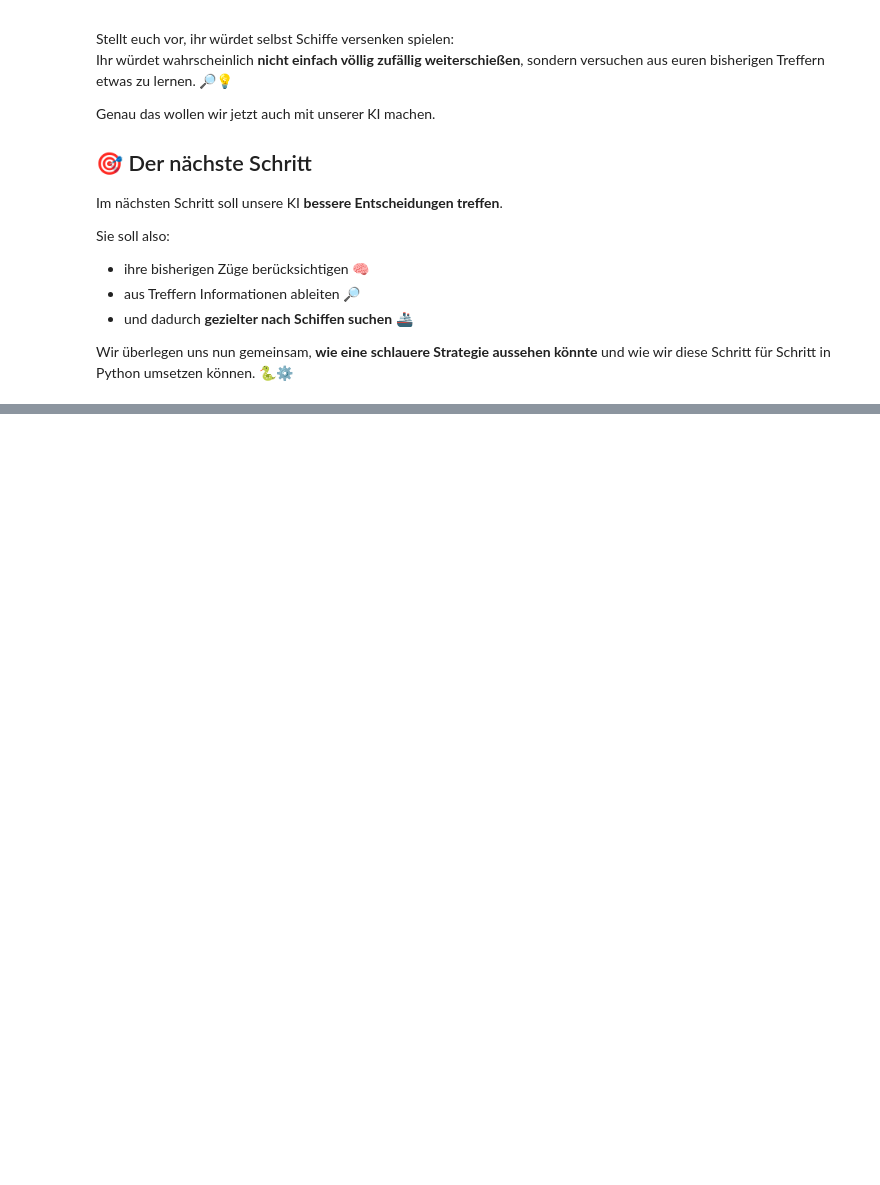
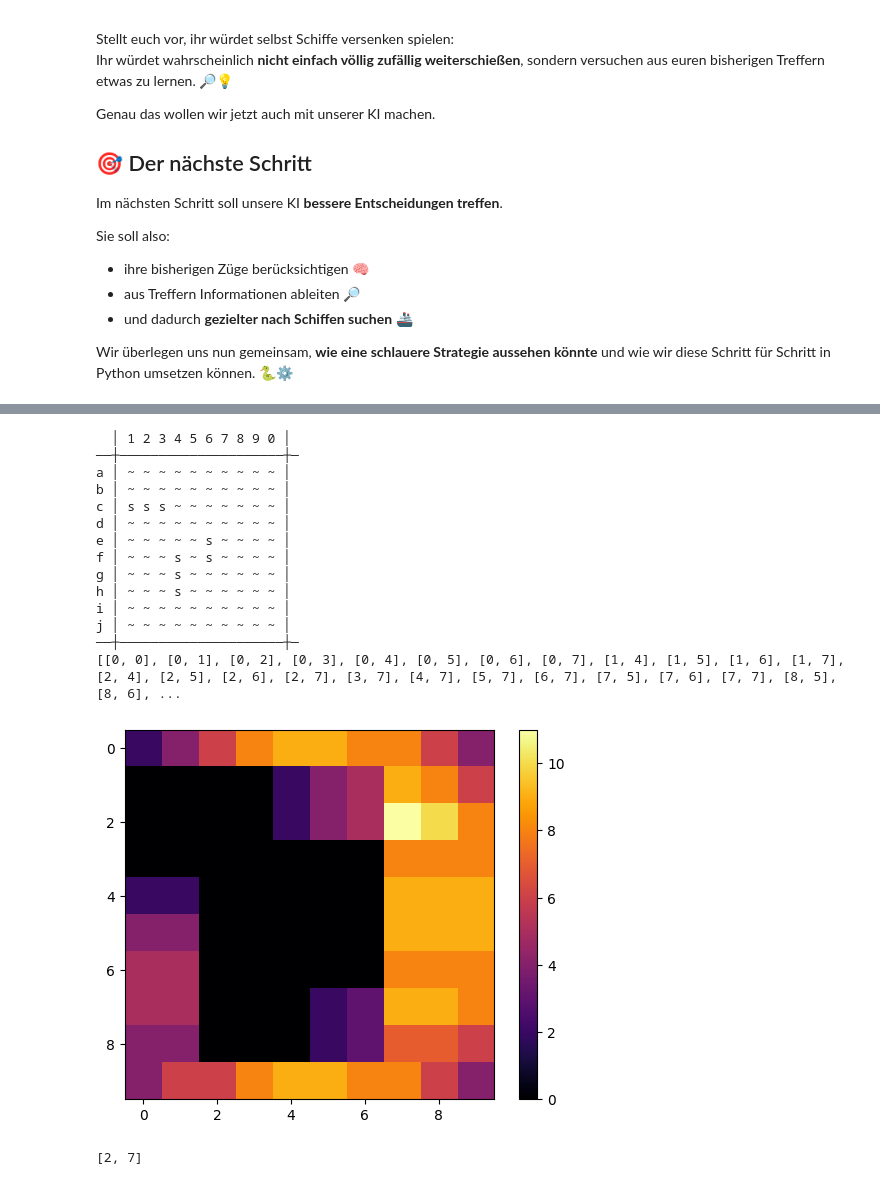
Before and after one commit to ollihansen90/Mathe-SH, a Jupyter notebook: Schiffeversenken_Termin8.ipynb, the cells around one changed output, grey strips where cells are left out. Drawn from its saved outputs; the diff is of its cells as text; code cells hidden in the pictures; blank space fills up the shorter version.

```diff
--- a/Schiffeversenken_Termin8.ipynb
+++ b/Schiffeversenken_Termin8.ipynb
@@ -398,0 +405,56 @@ auswertung(1000)
+# %%
+def likelihood(feld, pos, dir, l):
+    for i in range(l):
+        if dir==0:
+            feld[pos[0]][pos[1]+i] += 1
+        else:
+            feld[pos[0]+i][pos[1]] += 1
+    return feld
+
+random.seed(0)
+spielfeld = generiere_spielfeld([3,3,2])
+male_feld(spielfeld)
+print(erlaubt(spielfeld, 0, 3))
+
+heatmap = reset_spielfeld()
+
+for schifflaenge in [5,4]:
+    for pos in erlaubt(spielfeld, 0, schifflaenge):
+        heatmap = likelihood(heatmap, pos, 0, schifflaenge)
+    for pos in erlaubt(spielfeld, 1, schifflaenge):
+        heatmap = likelihood(heatmap, pos, 1, schifflaenge)
+
+plt.figure()
+plt.imshow(hilfsfeld, cmap="inferno")
+plt.colorbar()
+plt.show()
+# %% [output]
+  │ 1 2 3 4 5 6 7 8 9 0 │
+──┼─────────────────────┼─
+a │ ~ ~ ~ ~ ~ ~ ~ ~ ~ ~ │
+b │ ~ ~ ~ ~ ~ ~ ~ ~ ~ ~ │
+c │ s s s ~ ~ ~ ~ ~ ~ ~ │
+d │ ~ ~ ~ ~ ~ ~ ~ ~ ~ ~ │
+e │ ~ ~ ~ ~ ~ s ~ ~ ~ ~ │
+f │ ~ ~ ~ s ~ s ~ ~ ~ ~ │
+g │ ~ ~ ~ s ~ ~ ~ ~ ~ ~ │
+h │ ~ ~ ~ s ~ ~ ~ ~ ~ ~ │
+i │ ~ ~ ~ ~ ~ ~ ~ ~ ~ ~ │
+j │ ~ ~ ~ ~ ~ ~ ~ ~ ~ ~ │
+──┼─────────────────────┼─
+[[0, 0], [0, 1], [0, 2], [0, 3], [0, 4], [0, 5], [0, 6], [0, 7], [1, 4], [1, 5], [1, 6], [1, 7], [2, 4], [2, 5], [2, 6], [2, 7], [3, 7], [4, 7], [5, 7], [6, 7], [7, 5], [7, 6], [7, 7], [8, 5], [8, 6], ...
+[figure, added]
+# %%
+def argmax(feld):
+    groesster_wert = -1
+    position = []
+    for zeile in range(10):
+        for spalte in range(10):
+            if feld[zeile][spalte]>groesster_wert:
+                groesster_wert = feld[zeile][spalte]
+                pos = [zeile, spalte]
+    return pos
+
+print(argmax(heatmap))
+# %% [output]
+[2, 7]
```
Also changed, not shown: parts of 4 cells of this notebook.
